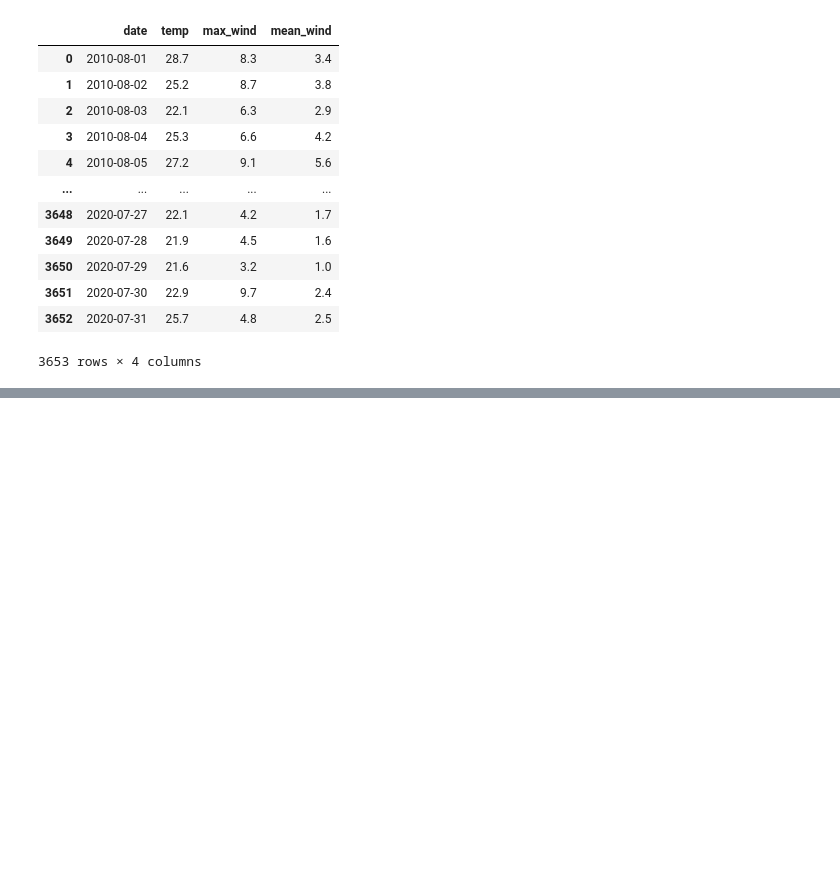
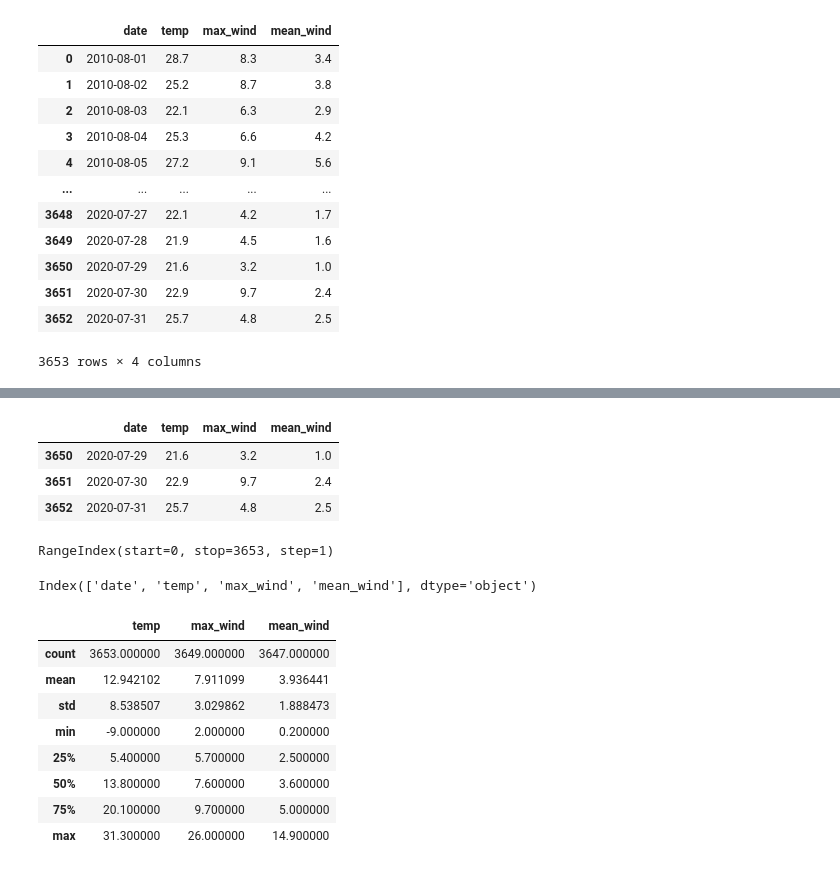
Before and after one commit to Ewha-Ohsori/OhsoriMarket, a Jupyter notebook: Downloads/DAbook1-main/ch5_pandas.ipynb, the cells around one changed output, grey strips where cells are left out. Cells and saved outputs as stored; diff of their text form; code cells hidden in the pictures; blank space fills up the shorter version.

```diff
--- a/Downloads/DAbook1-main/ch5_pandas.ipynb
+++ b/Downloads/DAbook1-main/ch5_pandas.ipynb
@@ -134,0 +164,28 @@ df
+# %%
+# 5-12 하위 n행 살펴보기
+df.tail(3)
+# %% [output]
+|  | date | temp | max_wind | mean_wind |
+| 3650 | 2020-07-29 | 21.6 | 3.2 | 1.0 |
+| 3651 | 2020-07-30 | 22.9 | 9.7 | 2.4 |
+| 3652 | 2020-07-31 | 25.7 | 4.8 | 2.5 |
+# %%
+df.index
+# %% [output]
+RangeIndex(start=0, stop=3653, step=1)
+# %%
+df.columns
+# %% [output]
+Index(['date', 'temp', 'max_wind', 'mean_wind'], dtype='object')
+# %%
+df.describe()
+# %% [output]
+|  | temp | max_wind | mean_wind |
+| count | 3653.000000 | 3649.000000 | 3647.000000 |
+| mean | 12.942102 | 7.911099 | 3.936441 |
+| std | 8.538507 | 3.029862 | 1.888473 |
+| min | -9.000000 | 2.000000 | 0.200000 |
+| 25% | 5.400000 | 5.700000 | 2.500000 |
+| 50% | 13.800000 | 7.600000 | 3.600000 |
+| 75% | 20.100000 | 9.700000 | 5.000000 |
+| max | 31.300000 | 26.000000 | 14.900000 |
```
Also changed, not shown: parts of 21 cells of this notebook.
